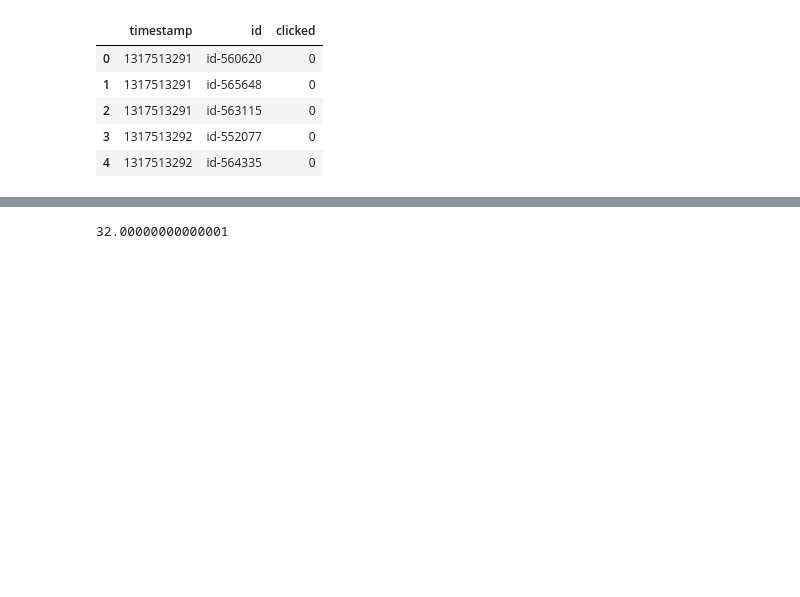
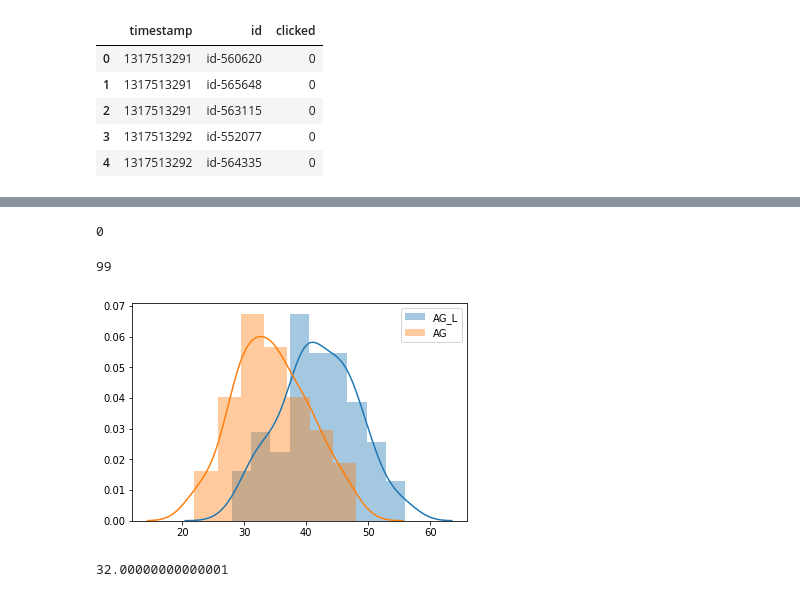
Before and after one commit to ShrekFelix/Reducing-Exploration-of-Dying-Arms-in-Mortal-Bandits, a Jupyter notebook: recommenders.ipynb, the cells around one changed output, grey strips where cells are left out. Drawn from its saved outputs; the diff is of its cells as text; code cells hidden in the pictures; blank space fills up the shorter version.

```diff
--- a/recommenders.ipynb
+++ b/recommenders.ipynb
@@ -196,8 +217,9 @@ class AG_L:
     def __init__(self, records, pool):
         self.records = records.itertuples()
         self.rewards = 0
-        self.pool = pool # unordered dict of arms
+        self.pool = copy.deepcopy(pool) # unordered dict of arms
         self.ids = sorted(pool, key=lambda k:pool[k].death, reverse=True) # arm ids sorted by death time
+        self.n_exploit = 0
 
     def update(self, record):
         self.rewards += record.clicked
@@ -214,15 +236,19 @@ class AG_L:
         for i in range(n):
             while True: # keep trying
                 record = next(self.records) # raise StopIteration
-                time = record.timestamp
-                best = max(map(lambda v: v.rewards/v.T if v.T>0 else 0, self.pool.values()))
-                #print(best)
-                if random.random() >= best: #exploit
-                    pick = best
+                self.time = record.timestamp
+                best = max(self.pool.items(), key=lambda i: i[1].rewards/i[1].T if i[1].T>0 else -1)
+                if random.random() < best[1].rewards/best[1].T: #exploit
+                    pick = best[0]
+                    #print(pick)
+                    exploited = 1
                 else: #explore
-                    born = list(filter(lambda arm: self.pool[arm].birth<=time<=self.pool[arm].death, self.ids))
+                    born = list(filter(lambda arm: self.pool[arm].birth<=self.time<=self.pool[arm].death, self.ids))
                     pick = random.choice(born[:int(threshold*len(born))]) # randomly choose one from young born arms
+                    exploited = 0
                 if pick == record.id:
+                    if exploited:
+                        self.n_exploit += 1
                     self.update(record)
                     break
 # %%
@@ -235,3 +314,28 @@ agl.rewards
+# %%
+agl.n_exploit
+# %% [output]
+0
+# %%
+hist_agl = []
+hist_ag = []
+for i in range(1, 101):
+    agl = AG_L(records, pool)
+    agl.initialize(25)
+    agl.play(975)
+    hist_agl.append(agl.rewards)
+    agl = AG_L(records, pool)
+    agl.initialize(25)
+    agl.play(975, 1)
+    hist_ag.append(agl.rewards)
+    print(i,end='\r',flush=True)
+    time.sleep(.001)
+sns.distplot(hist_agl, label='AG_L')
+sns.distplot(hist_ag, label='AG')
+plt.legend()
+pass
+# %% [output]
+99
+[figure, added]
 # %%
 # offline simulation for UCB_L
 def UCB_L(n=1000, c=.005, m=25, r=1, records=records, lives=lives, verbose=True, mode=True):
```
Also changed, not shown: parts of 8 cells of this notebook, 1 other file.
